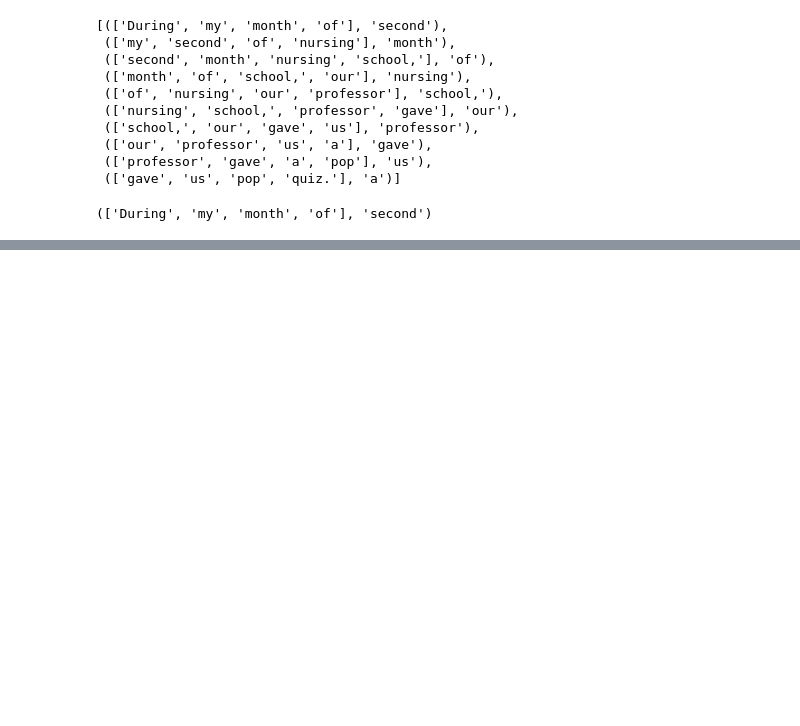
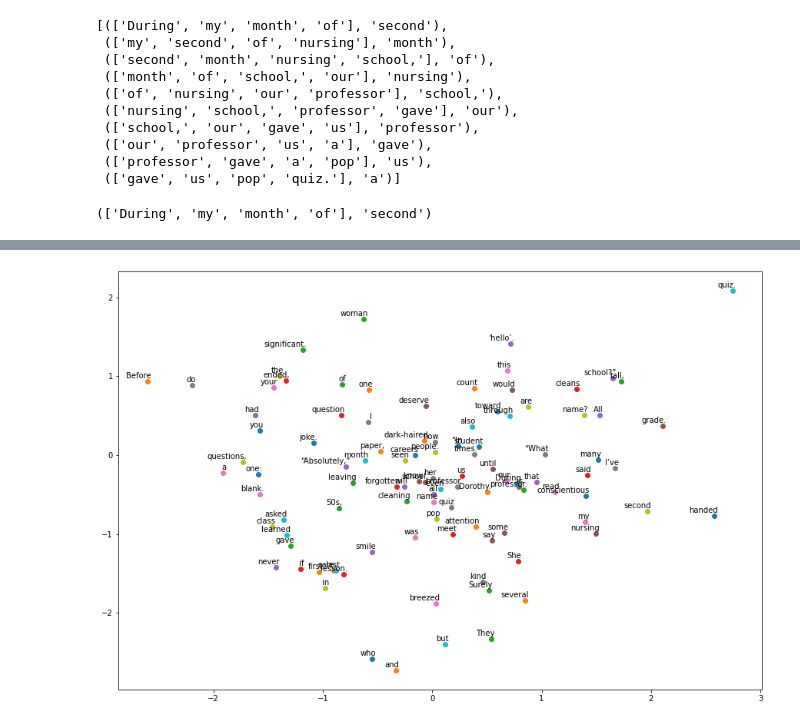
Before and after one commit to SaiSuvamPatnaik/NLP-in-Pytorch, a Jupyter notebook: NLP_IN_PYTORCH_LEARNING.ipynb, the cells around one changed output, grey strips where cells are left out. Saved outputs shown, nothing was run; the diff lists cells and outputs as text; code cells hidden in the pictures; blank space fills up the shorter version.

Commit message:
Continuous Bag of Word(CBOW) implemented

```diff
--- a/NLP_IN_PYTORCH_LEARNING.ipynb
+++ b/NLP_IN_PYTORCH_LEARNING.ipynb
@@ -304,12 +295,9 @@ corpus = [
     'paris is france capital',
 ]
 # %%
-def tokenize_corpus(corpus):
-    tokens = [x.split() for x in corpus]
-    return tokens
+tokenized_corpus = [x.split() for x in corpus]
+vocabulary = []
 
-tokenized_corpus = tokenize_corpus(corpus)
-vocabulary = []
 for sentence in tokenized_corpus:
     for token in sentence:
         if token not in vocabulary:
@@ -572,0 +568,11 @@ Output: tensor([[-7.8853e-02, -1.4675e-01,  4.6027e-01,  1.3036e+00, -1.7556e-01
+# %%
+plt.figure(figsize=(15,10))
+for w in word_list:
+    x = model.get_word_emdedding(w).detach().data.numpy()[0][0]
+    y = model.get_word_emdedding(w).detach().data.numpy()[0][1]
+    # print(x,y)
+    plt.scatter(x, y)
+    plt.annotate(w, xy=(x, y), xytext=(5, 2), textcoords='offset points', ha='right', va='bottom')
+plt.show()
+# %% [output]
+[figure, added]
```
Also changed, not shown: parts of 21 cells of this notebook.
